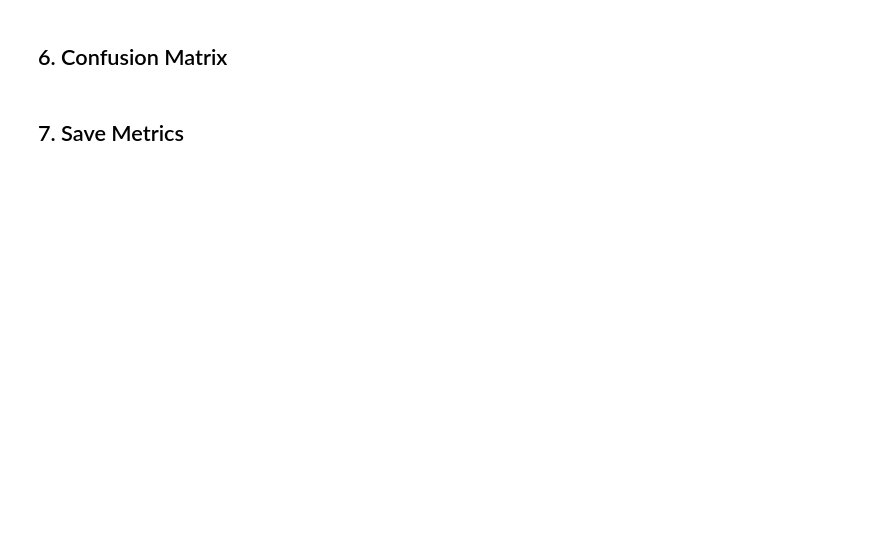
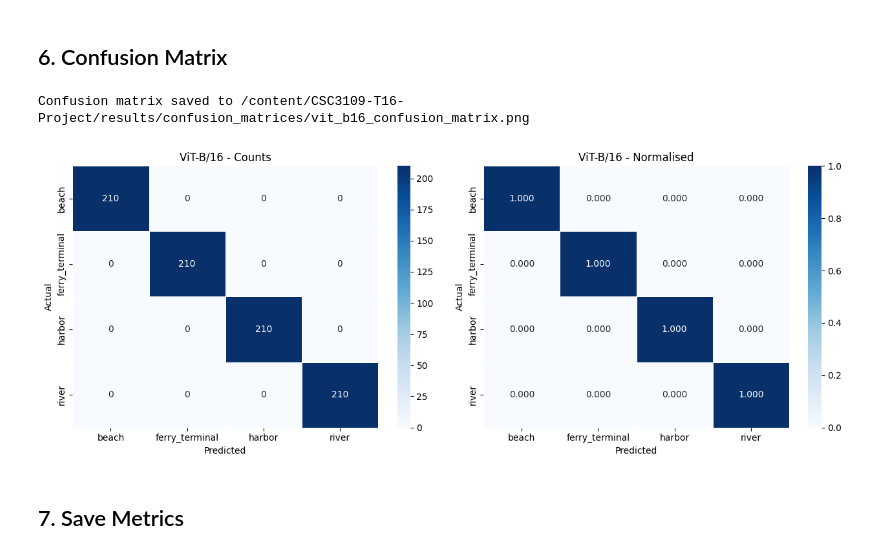
Before and after one commit to benchuangxd/CSC3109-T16-Project, a Jupyter notebook: notebooks/06_vit_b16.ipynb, the cells around one changed output. Drawn from its saved outputs; the diff is of its cells as text; code cells hidden in the pictures; blank space fills up the shorter version.

```diff
--- a/notebooks/06_vit_b16.ipynb
+++ b/notebooks/06_vit_b16.ipynb
@@ -154,9 +213,12 @@ print_report(y_true, y_pred, CLASS_NAMES)
 # %%
 from src.evaluate import plot_confusion_matrix
 
-CM_PATH = ROOT / "results" / "confusion_matrices" / "vit_b16.png"
+CM_PATH = ROOT / "results" / "confusion_matrices" / "vit_b16_confusion_matrix.png"
 
 plot_confusion_matrix(y_true, y_pred, CLASS_NAMES, title="ViT-B/16", save_path=CM_PATH)
+# %% [output]
+Confusion matrix saved to /content/CSC3109-T16-Project/results/confusion_matrices/vit_b16_confusion_matrix.png
+[figure, added]
 # %% [markdown]
 ## 7. Save Metrics
 # %%
```
Also changed, not shown: parts of 9 cells of this notebook.
